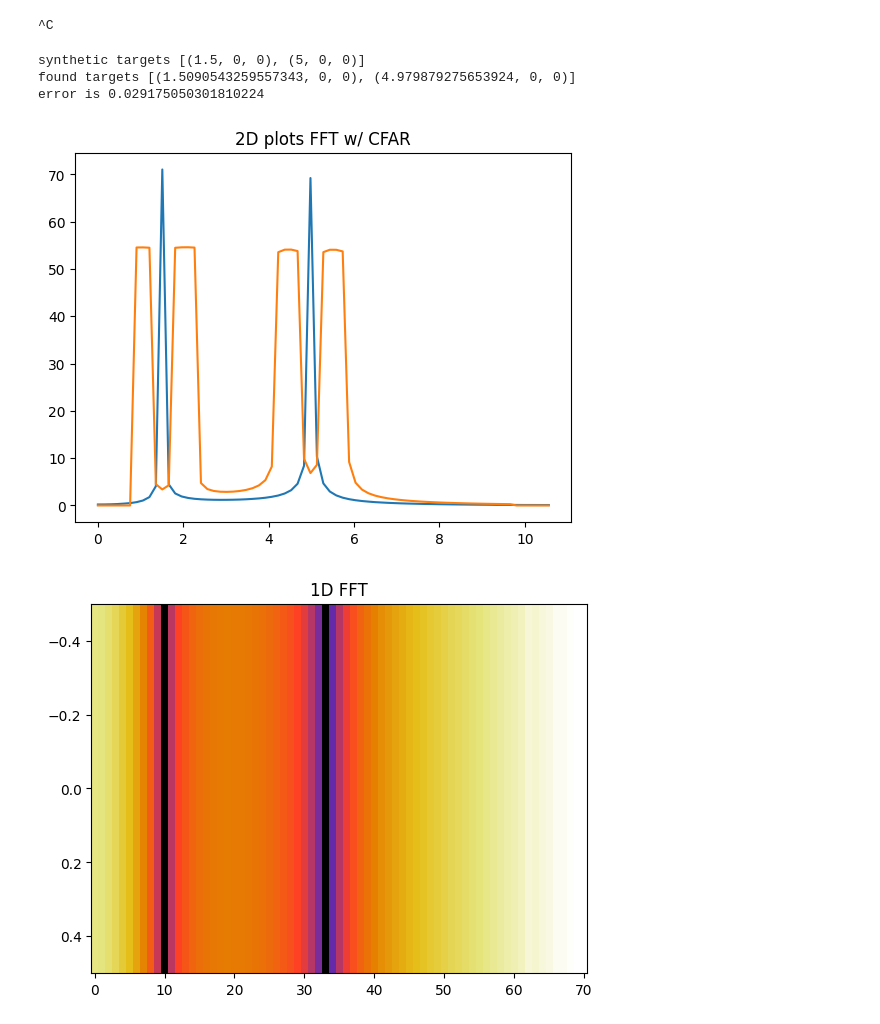
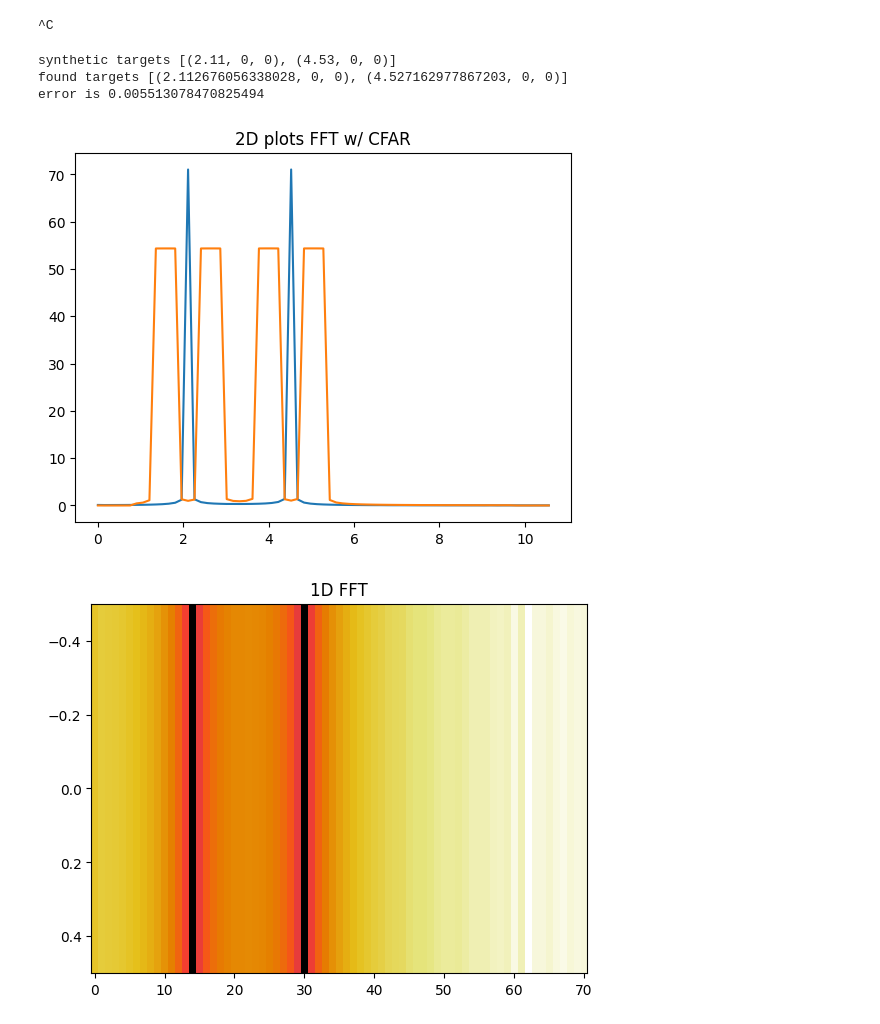
Before and after one commit to matt-chv/mmWrt, a Jupyter notebook: docs/Intro_nb.ipynb, the cells around one changed output. Saved outputs shown, nothing was run; the diff lists cells and outputs as text; code cells hidden in the pictures.

Commit message:
split FMCW in FFT+CFAR and peak-grouping, adding chirp solver

```diff
--- a/docs/Intro_nb.ipynb
+++ b/docs/Intro_nb.ipynb
@@ -86,42 +91,42 @@ radar = Radar(transmitter=Transmitter(bw=1e9, slope=70e8),
               receiver=Receiver(fs=1e3, max_adc_buffer_size=256,
                                 debug=debug_ON), debug=debug_ON)
 
-target1 = Target(1.5)
-target2 = Target(5, 0, 0, vx=lambda t: 2*t+0)
+target1 = Target(2.11)
+target2 = Target(4.53, 0, 0, vx=lambda t: 2*t+0)
 # below is also an equivalent definition of target2
 # as at t=0 the position will be x0=2+3=5
 # target2 = Target(2, 0, 0, vx=lambda t: 2*t+3)
 targets = [target1, target2]
 
 bb = rt_points(radar, targets, debug=debug_ON)
 Distances, range_profile = rsp.range_fft(bb)
 ca_cfar = rsp.cfar_ca_1d(range_profile)
 
 mag_r = abs(range_profile)
 mag_c = abs(ca_cfar)
 # little hack to remove small FFT ripples : mag_r> 5
 target_filter = ((mag_r > mag_c) & (mag_r > 5))
 
 index_peaks = where(target_filter)[0]
-grouped_peaks = rsp.peak_grouping_1d(index_peaks)
+# grouped_peaks = rsp.peak_grouping_1d(index_peaks)
 
-found_targets = [Target(Distances[i]) for i in grouped_peaks]
+found_targets = [Target(Distances[i]) for i in index_peaks]
 error = rsp.error([target1, target2], found_targets)
 print("synthetic targets", [t.pos() for t in targets])
 print("found targets", [t.pos() for t in found_targets])
 print("error is", error)
 
 # 2D representation of the FFT and CFAR
 # plot on X,Y axis the FFT and CFAR
 plt.plot(Distances, mag_r)
 plt.plot(Distances, mag_c)
 plt.title("2D plots FFT w/ CFAR")
 plt.show()
 # %% [output]
-synthetic targets [(1.5, 0, 0), (5, 0, 0)]
-found targets [(1.5090543259557343, 0, 0), (4.979879275653924, 0, 0)]
-error is 0.029175050301810224
+synthetic targets [(2.11, 0, 0), (4.53, 0, 0)]
+found targets [(2.112676056338028, 0, 0), (4.527162977867203, 0, 0)]
+error is 0.005513078470825494
-[figure, old version]
+[figure, new version]
 # %%
 # 1D representation of the FFT
 # useful later on to show the link between 1D FFT and 2D FFTs
@@ -140,4 +145,4 @@ plt.title("1D FFT")
 # plt.savefig(fp_fft_1D)
 plt.show()
 # %% [output]
-[figure, old version]
+[figure, new version]
```
Also changed, not shown: parts of 2 cells of this notebook, 3 other files.
